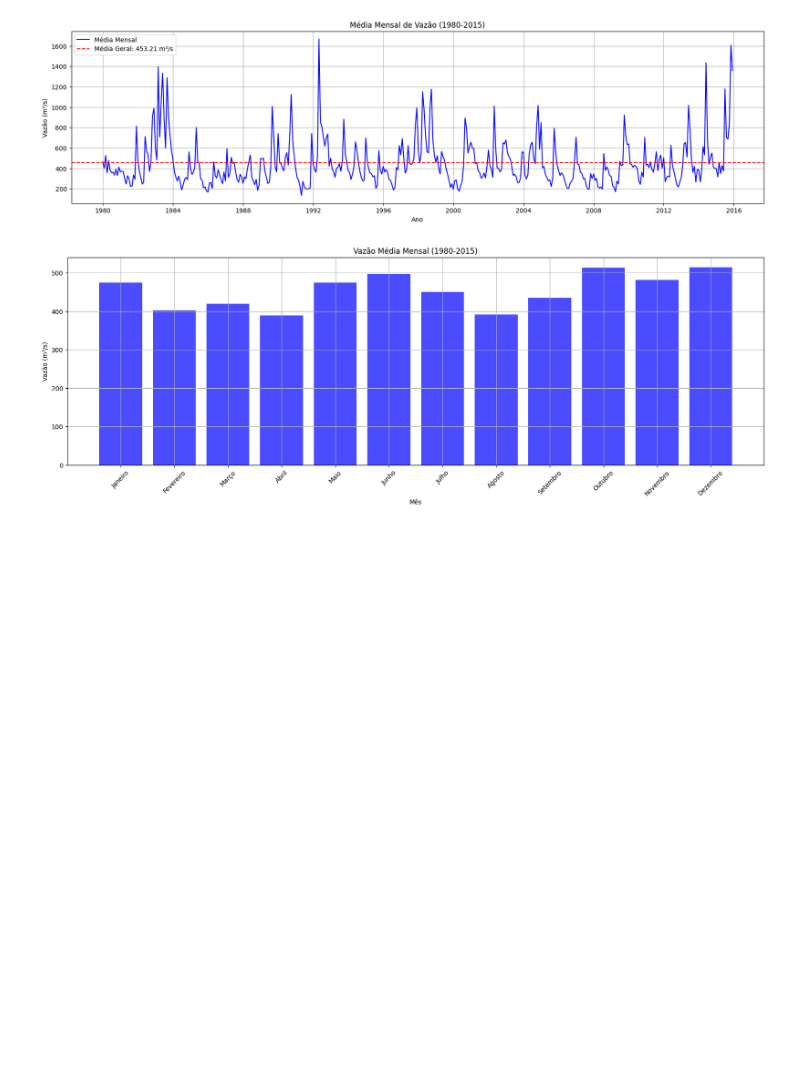
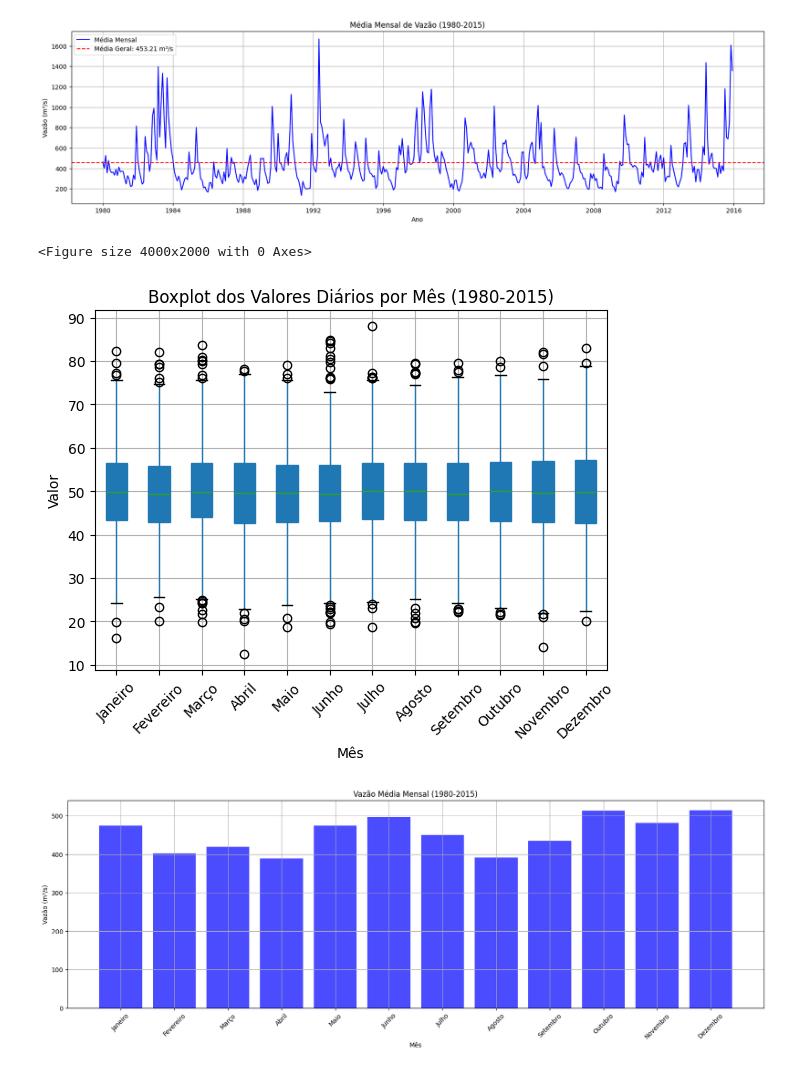
Before and after one commit to Marcosperrude/ENS5173_202401, a Jupyter notebook: Hidrologia/Graficos.ipynb, the cells around one changed output. Cells and saved outputs as stored; diff of their text form; code cells hidden in the pictures; blank space fills up the shorter version.

```diff
--- a/Hidrologia/Graficos.ipynb
+++ b/Hidrologia/Graficos.ipynb
@@ -225,6 +225,42 @@ plt.savefig('hidrograma_media_mensal__________________oficial.png', dpi=300, bbo
 plt.show()  # Mostra o gráfico
 # %% [output]
 [figure]
+# %%
+import pandas as pd
+import numpy as np
+import matplotlib.pyplot as plt
+
+# Nomes dos meses em português
+meses_portugues = ['Janeiro', 'Fevereiro', 'Março', 'Abril', 'Maio', 'Junho',
+                   'Julho', 'Agosto', 'Setembro', 'Outubro', 'Novembro', 'Dezembro']
+
+# Simulando dados diários de 1980 a 2015
+np.random.seed(0)
+date_rng = pd.date_range(start='1/1/1980', end='31/12/2015', freq='D')
+data = np.random.randn(len(date_rng)) * 10 + 50  # Dados aleatórios
+
+# Criando um DataFrame
+df = pd.DataFrame(date_rng, columns=['date'])
+df['value'] = data
+
+# Adicionando coluna de mês
+df['month'] = df['date'].dt.month
+
+# Criando o boxplot para cada mês
+plt.figure(figsize=(40, 20))
+df.boxplot(column='value', by='month', patch_artist=True)
+
+# Substituindo os números dos meses pelos nomes em português e ajustando a rotação
+plt.xticks(range(1, 13), meses_portugues, rotation=45)
+
+plt.title('Boxplot dos Valores Diários por Mês (1980-2015)')
+plt.suptitle('')  # Remove o título adicional do boxplot por 'by'
+plt.xlabel('Mês')
+plt.ylabel('Valor')
+plt.show()
+# %% [output]
+<Figure size 4000x2000 with 0 Axes>
+[figure, added]
 # %%
 import matplotlib.pyplot as plt
 import pandas as pd
```
